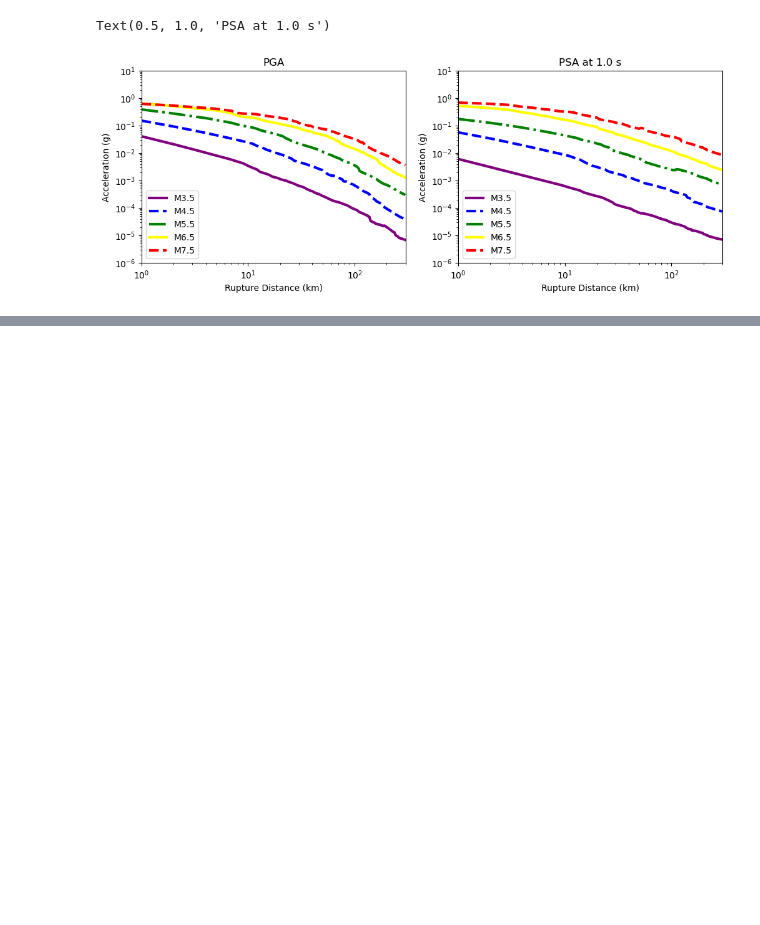
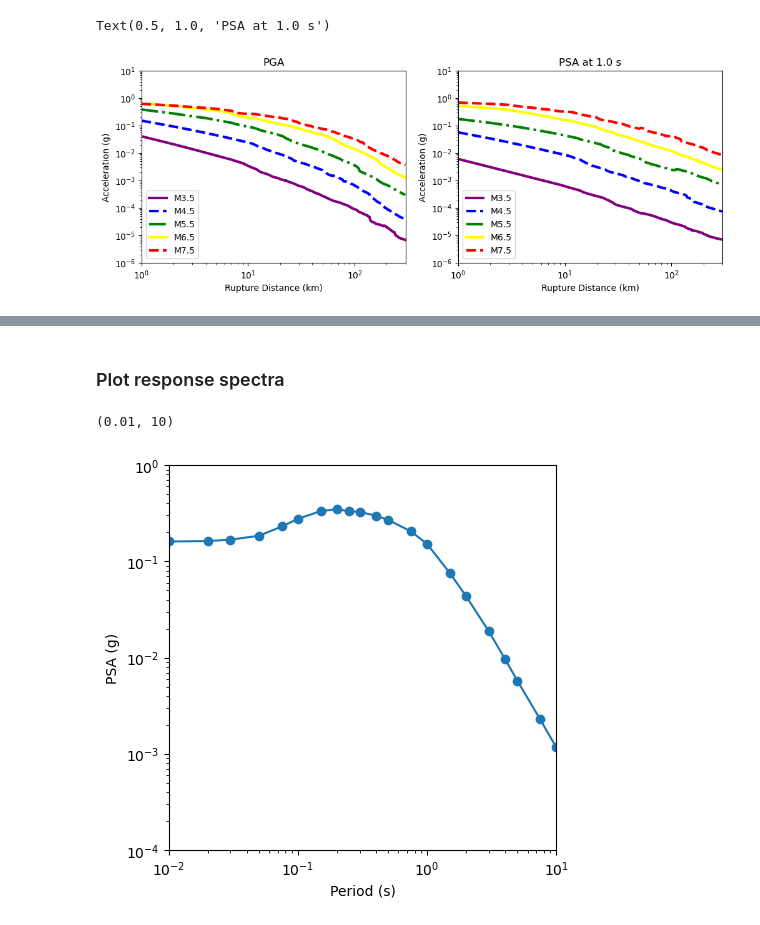
Before and after one commit to farhadseda/ML-Based-GMMs-for-NGA-West2, a Jupyter notebook: ShowCase.ipynb, the cells around one changed output, grey strips where cells are left out. Drawn from its saved outputs; the diff is of its cells as text; code cells hidden in the pictures; blank space fills up the shorter version.

```diff
--- a/ShowCase.ipynb
+++ b/ShowCase.ipynb
@@ -72,12 +92,17 @@ def data_for_plot(Vs: list, Ztor: list):
 ## Periods and weights of each individual model
 # %%
 # required columns from the processed data
+# to retriev PGA use column 0, to retrive PSA0.01 s use column 1 and so on.
+# Thus PSA0.2 is column 8
 periods = ['PGA_g','T0pt010S','T0pt020S','T0pt030S','T0pt050S','T0pt075S','T0pt100S','T0pt150S',
           'T0pt200S','T0pt250S','T0pt300S', 'T0pt400S','T0pt500S','T0pt750S','T1pt000S',
           'T1pt500S','T2pt000S','T3pt000S','T4pt000S','T5pt000S','T7pt500S','T10pt000S',
           'PGV_cm_sec','PGD_cm']
 
-# wieght to combine different schemes: w0: RF, w1: NN, w2: KR, w3: SVR
+# to plot response spectra
+T = [0.01, 0.02, 0.03, 0.05, 0.075, 0.1, 0.15, 0.2, 0.25, 0.3, 0.4, 0.5, 0.75, 1, 1.5, 2, 3, 4, 5, 7.5, 10]
+
+# wieght to combine different schemes: w0: RFR, w1: ANN, w2: KRR, w3: SVR
 w = [0.25, 0.25, 0.25, 0.25]
 # %% [markdown]
 # Prediction with VS30 = 400 m/s and Ztor = 5 km for PGA and PSA at 0.2 s
@@ -131,0 +217,24 @@ Text(0.5, 1.0, 'PSA at 1.0 s')
+# %% [markdown]
+### Plot response spectra
+# %%
+# if you want to see for different Vs30 and Ztor you should run below otherwise skip it
+df_plot = data_for_plot(Vs=[400], Ztor=[10])
+df_plot_predict_ANN =  ANN.predict(df_plot)
+df_plot_predict_KRR =  KRR.predict(df_plot)
+df_plot_predict_RFR =  RFR.predict(df_plot)
+df_plot_predict_SVR =  SVR.predict(df_plot)
+df_plot_predict_ensemble =df_plot_predict_RFR*w[0] + df_plot_predict_ANN*w[1] + df_plot_predict_KRR*w[2] + df_plot_predict_SVR*w[3]
+df_plot_predict_ensemble = pd.DataFrame(df_plot_predict_ensemble, columns = periods)
+# %%
+r = 35
+mag = 6.5
+response=plt.figure(figsize = (5,5))
+plt.loglog(T,np.exp(df_plot_predict_ensemble.iloc[df_plot[(df_plot.Earthquake_Magnitude == mag) & (df_plot.ClstD_km == r)].index[0],1:22]),'o-')
+
+plt.xlabel('Period (s)')
+plt.ylabel('PSA (g)')
+plt.ylim([0.0001, 1])
+plt.xlim([0.01, 10])
+# %% [output]
+(0.01, 10)
+[figure, added]
```
Also changed, not shown: parts of 16 cells of this notebook.
